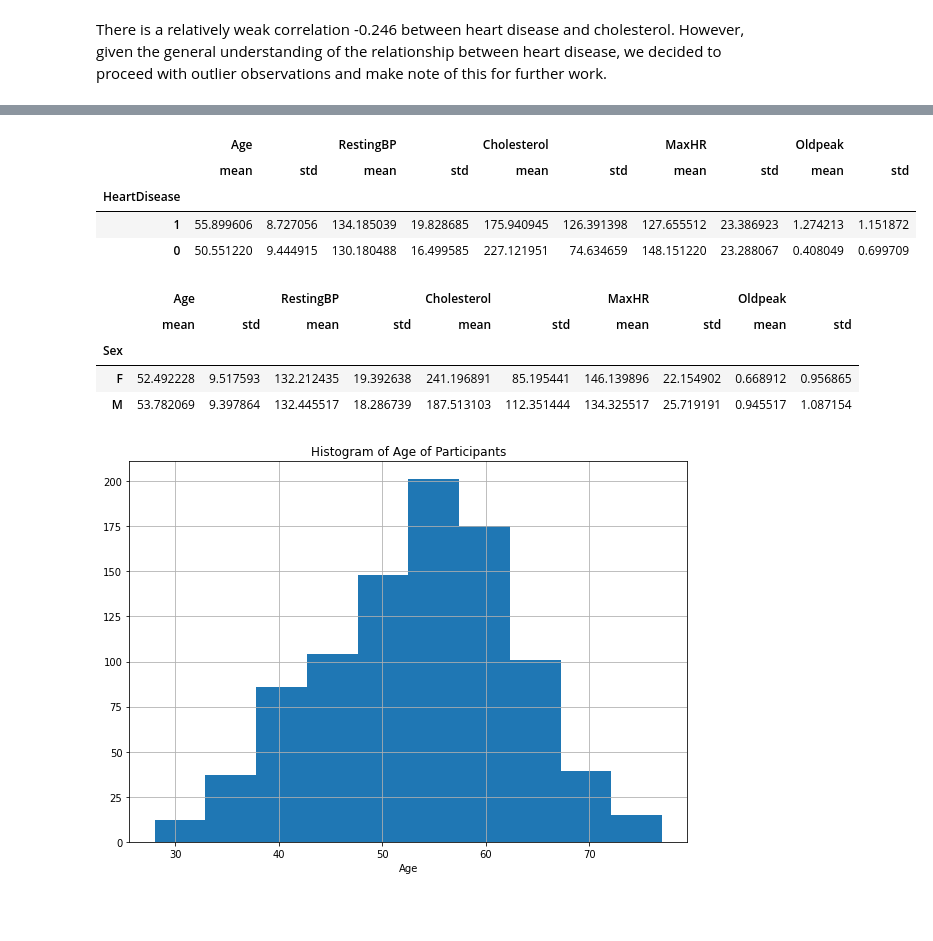
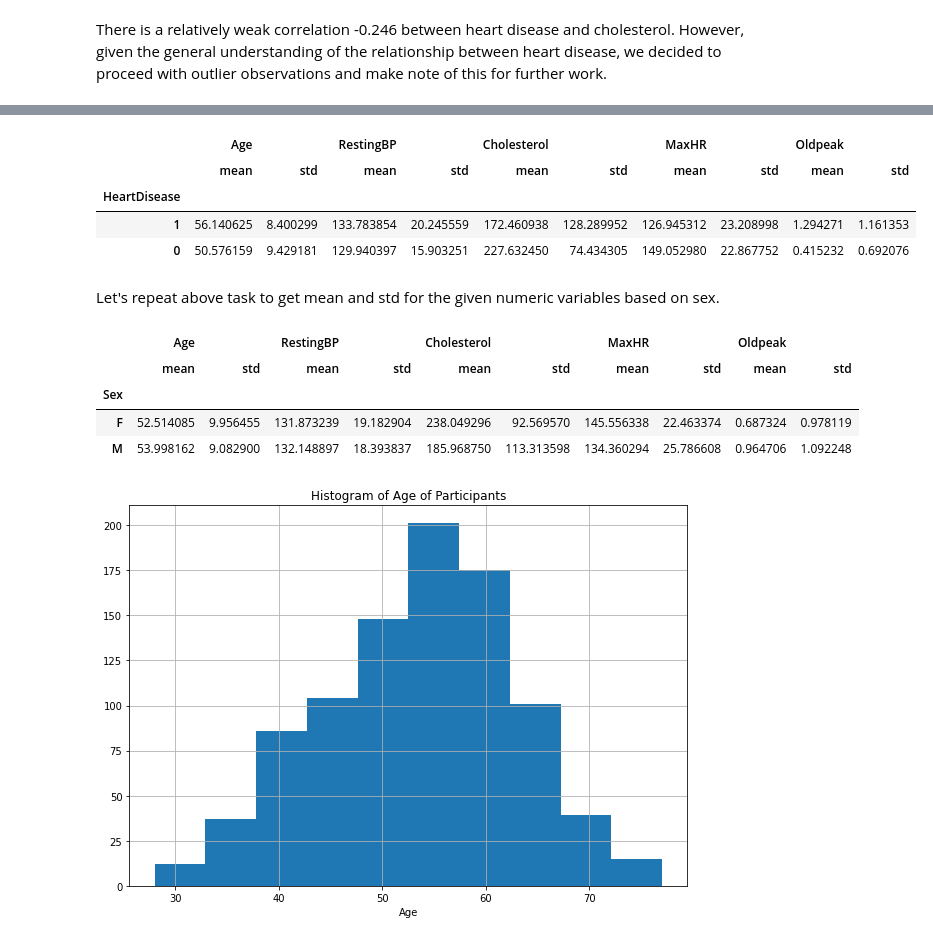
Before and after one commit to akoncsugit/HeartFailure, a Jupyter notebook: FinalProject.ipynb, the cells around one changed output, grey strips where cells are left out. Cells and saved outputs as stored; diff of their text form; code cells hidden in the pictures; blank space fills up the shorter version.

```diff
--- a/FinalProject.ipynb
+++ b/FinalProject.ipynb
@@ -173,2 +150,5 @@ spark = SparkSession.builder.config("spark.debug.maxToStringFields", "100").getO
+# %%
+# Make a pandas-on-Spark DF from PySpark SQL df
+psdf_train = train.to_pandas_on_spark()
 # %% [markdown]
 ## Exploratory Data Analysis
@@ -231,16 +213,18 @@ psdf_heart.corr().style.background_gradient(cmap='coolwarm').set_precision(3)
 # %%
-psdf_summ_group = psdf_heart.groupby('HeartDisease').agg(
+psdf_summ_group = psdf_train.groupby('HeartDisease').agg(
     {'Age': ['mean', 'std'], 'RestingBP': ['mean', 'std'], 'Cholesterol': ['mean', 'std'],
      'MaxHR': ['mean', 'std'], 'Oldpeak': ['mean', 'std']})
 psdf_summ_group
 # %% [output]
 |  | Age |  | RestingBP |  | Cholesterol |  | MaxHR |  | Oldpeak |  |
 |  | mean | std | mean | std | mean | std | mean | std | mean | std |
 | HeartDisease |  |  |  |  |  |  |  |  |  |  |
-| 1 | 55.899606 | 8.727056 | 134.185039 | 19.828685 | 175.940945 | 126.391398 | 127.655512 | 23.386923 | 1.274213 | 1.151872 |
-| 0 | 50.551220 | 9.444915 | 130.180488 | 16.499585 | 227.121951 | 74.634659 | 148.151220 | 23.288067 | 0.408049 | 0.699709 |
+| 1 | 56.140625 | 8.400299 | 133.783854 | 20.245559 | 172.460938 | 128.289952 | 126.945312 | 23.208998 | 1.294271 | 1.161353 |
+| 0 | 50.576159 | 9.429181 | 129.940397 | 15.903251 | 227.632450 | 74.434305 | 149.052980 | 22.867752 | 0.415232 | 0.692076 |
+# %% [markdown]
+Let's repeat above task to get mean and std for the given numeric variables based on sex.
 # %%
-psdf_summ_sex = psdf_heart.groupby('Sex').agg(
+psdf_summ_sex = psdf_train.groupby('Sex').agg(
     {'Age': ['mean', 'std'], 'RestingBP': ['mean', 'std'], 'Cholesterol': ['mean', 'std'],
      'MaxHR': ['mean', 'std'], 'Oldpeak': ['mean', 'std']})
 psdf_summ_sex
@@ -248,8 +232,8 @@ psdf_summ_sex
 |  | Age |  | RestingBP |  | Cholesterol |  | MaxHR |  | Oldpeak |  |
 |  | mean | std | mean | std | mean | std | mean | std | mean | std |
 | Sex |  |  |  |  |  |  |  |  |  |  |
-| F | 52.492228 | 9.517593 | 132.212435 | 19.392638 | 241.196891 | 85.195441 | 146.139896 | 22.154902 | 0.668912 | 0.956865 |
-| M | 53.782069 | 9.397864 | 132.445517 | 18.286739 | 187.513103 | 112.351444 | 134.325517 | 25.719191 | 0.945517 | 1.087154 |
+| F | 52.514085 | 9.956455 | 131.873239 | 19.182904 | 238.049296 | 92.569570 | 145.556338 | 22.463374 | 0.687324 | 0.978119 |
+| M | 53.998162 | 9.082900 | 132.148897 | 18.393837 | 185.968750 | 113.313598 | 134.360294 | 25.786608 | 0.964706 | 1.092248 |
 # %%
 pd_heart.Age.hist(bins = 10)
 plt.xlabel("Age")
```
Also changed, not shown: parts of 24 cells of this notebook.
